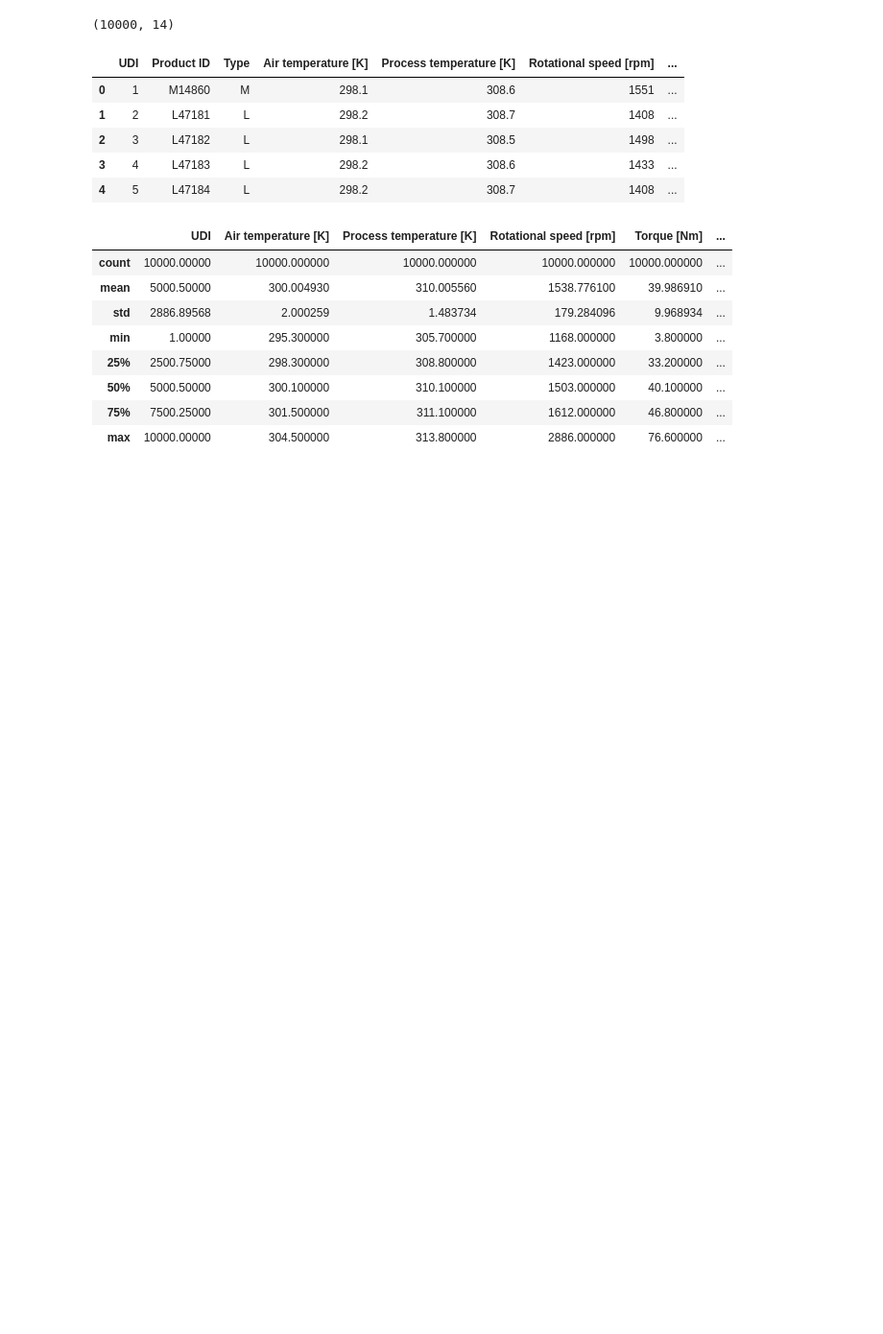
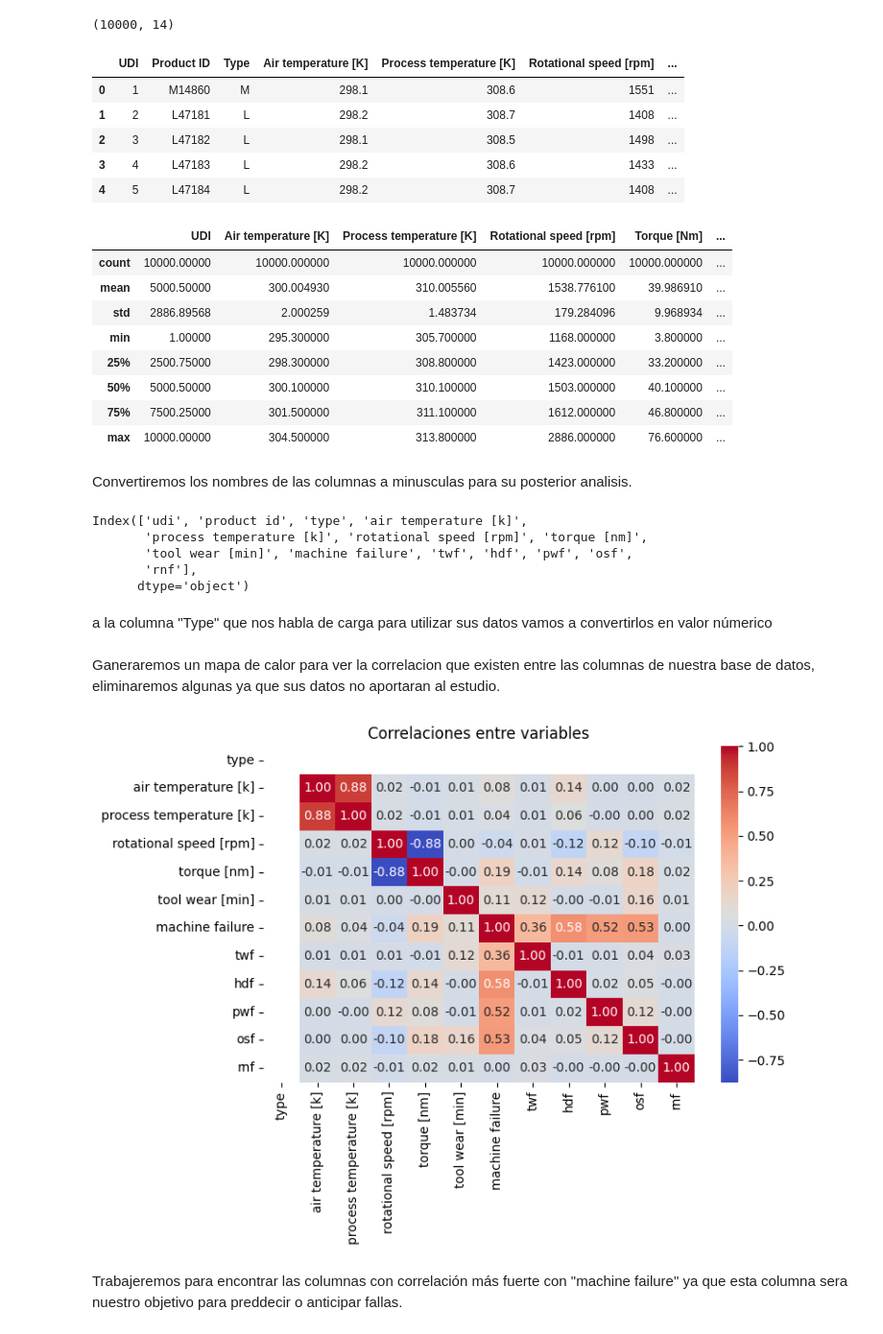
Before and after one commit to Rom5262/Predictivo, a Jupyter notebook: predictivo.ipynb, the cells around one changed output. Shown at 96% size. Cells and saved outputs as stored; diff of their text form; code cells hidden in the pictures; blank space fills up the shorter version.

```diff
--- a/predictivo.ipynb
+++ b/predictivo.ipynb
@@ -11,3 +13,3 @@ from sklearn.metrics import classification_report, confusion_matrix
 # %%
-predic = pd.read_csv('ai4i2020.csv')
+herramienta = pd.read_csv('ai4i2020.csv')
 # %%
@@ -58,8 +60,8 @@ OSF                        0
 RNF                        0
 dtype: int64
 # %%
-predic.drop_duplicates(inplace=True)
-print(predic.duplicated().sum())
+herramienta.drop_duplicates(inplace=True)
+print(herramienta.duplicated().sum())
 # %% [output]
 0
 # %%
@@ -85,3 +87,32 @@ predic.describe()
 | 50% | 5000.50000 | 300.100000 | 310.100000 | 1503.000000 | 40.100000 | ... |
 | 75% | 7500.25000 | 301.500000 | 311.100000 | 1612.000000 | 46.800000 | ... |
 | max | 10000.00000 | 304.500000 | 313.800000 | 2886.000000 | 76.600000 | ... |
+# %% [markdown]
+Convertiremos los nombres de las columnas a minusculas para su posterior analisis.
+# %%
+herramienta.columns = [col.lower() for col in herramienta.columns]
+print(herramienta.columns)
+# %% [output]
+Index(['udi', 'product id', 'type', 'air temperature [k]',
+       'process temperature [k]', 'rotational speed [rpm]', 'torque [nm]',
+       'tool wear [min]', 'machine failure', 'twf', 'hdf', 'pwf', 'osf',
+       'rnf'],
+      dtype='object')
+# %% [markdown]
+a la columna "Type" que nos habla de carga para utilizar sus datos vamos a convertirlos en valor númerico
+# %%
+herramienta['type'] = herramienta['type'].map({'L': 0, 'M': 1, 'H': 2})
+# %% [markdown]
+Ganeraremos un mapa de calor para ver la correlacion que existen entre las columnas de nuestra base de datos, eliminaremos algunas ya que sus datos no aportaran al estudio.
+# %%
+df = herramienta.drop(columns=['udi', 'product id'])
+
+plt.figure(figsize=(8, 6))
+sns.heatmap(df.corr(), annot=True, cmap='coolwarm', fmt=".2f")
+plt.title('Correlaciones entre variables')
+plt.tight_layout()
+plt.show()
+# %% [output]
+[figure, added]
+# %% [markdown]
+Trabajeremos para encontrar las columnas con correlación más fuerte con "machine failure" ya que esta columna sera nuestro objetivo para preddecir o anticipar fallas.
```
Also changed, not shown: parts of 33 cells of this notebook, 1 other file.
